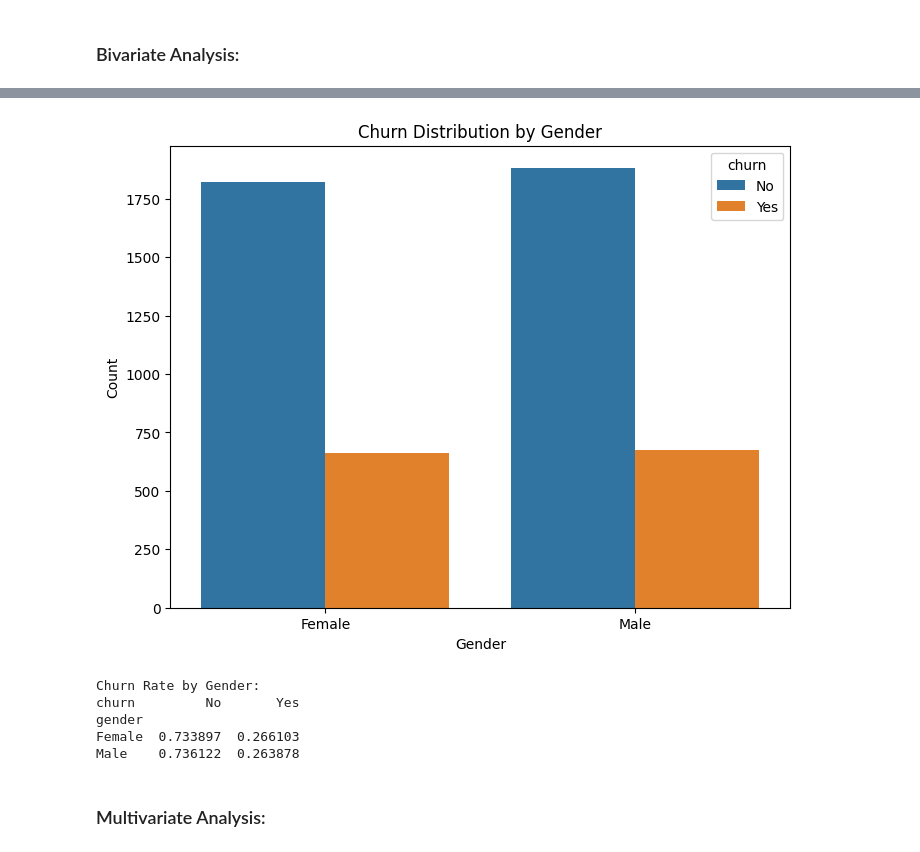
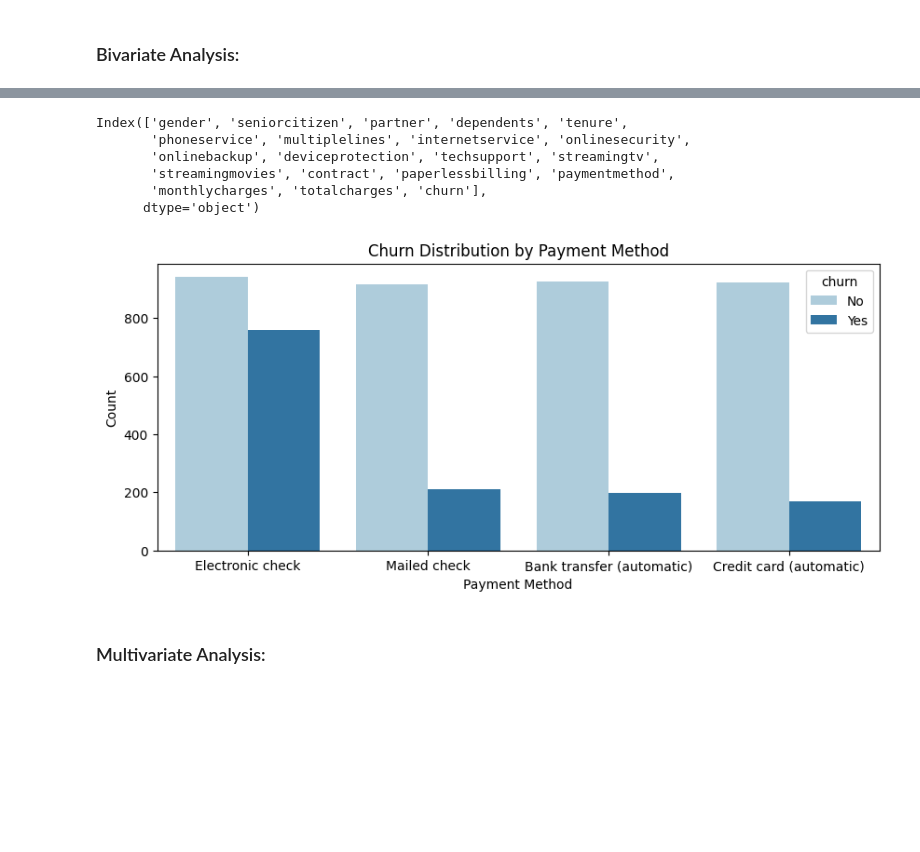
Before and after one commit to valiantezabuku/A-Customer-Churn-Prediction, a Jupyter notebook: Customer_Churn_predictions.ipynb, the cells around one changed output, grey strips where cells are left out. Drawn from its saved outputs; the diff is of its cells as text; code cells hidden in the pictures; blank space fills up the shorter version.

```diff
--- a/Customer_Churn_predictions.ipynb
+++ b/Customer_Churn_predictions.ipynb
@@ -418,14 +358,2 @@ memory usage: 827.5+ KB
 # %% [markdown]
 Changing the datatype of the Total Charges column from string to float
-# %%
-# # Replace 'NAType' with NaN
-# train_df['totalcharges'] = train_df['totalcharges'].replace('NAType', np.nan)
-
-# # Remove non-numeric characters and convert to float
-# train_df['totalcharges'] = train_df['totalcharges'].astype(str)  # Ensure column is string type
-# train_df['totalcharges'] = train_df['totalcharges'].apply(lambda x: re.sub(r'[^\d.]', '', x))  # Remove non-numeric characters
-# train_df['totalcharges'] = train_df['totalcharges'].replace('', np.nan)  # Replace empty strings with NaN
-# train_df['totalcharges'] = train_df['totalcharges'].astype(float)  # Convert to float
-
-
-train_df['totalcharges'] = pd.to_numeric(train_df['totalcharges'], errors = 'coerce')
@@ -555,23 +428,22 @@ plt.show()
+# %%
+train_df.columns
+# %% [output]
+Index(['gender', 'seniorcitizen', 'partner', 'dependents', 'tenure',
+       'phoneservice', 'multiplelines', 'internetservice', 'onlinesecurity',
+       'onlinebackup', 'deviceprotection', 'techsupport', 'streamingtv',
+       'streamingmovies', 'contract', 'paperlessbilling', 'paymentmethod',
+       'monthlycharges', 'totalcharges', 'churn'],
+      dtype='object')
 # %%
-# Visualizing the relationship between gender and churn
-plt.figure(figsize=(8, 6))
-sns.countplot(data=train_df, x='gender', hue='churn')
-plt.title('Churn Distribution by Gender')
-plt.xlabel('Gender')
+# Visualizing the relationship between paymentmethod and churn
+plt.figure(figsize=(10, 4))
+sns.countplot(data=train_df, x='paymentmethod', hue='churn', palette='Paired')
+plt.title('Churn Distribution by Payment Method')
+plt.xlabel('Payment Method')
 plt.ylabel('Count')
 plt.show()
-
-# Calculating churn rate by gender
-churn_rate_gender = train_df.groupby('gender')['churn'].value_counts(normalize=True).unstack()
-print("Churn Rate by Gender:")
-print(churn_rate_gender)
 # %% [output]
-[figure, old version]
+[figure, new version]
-Churn Rate by Gender:
-churn         No       Yes
-gender
-Female  0.733897  0.266103
-Male    0.736122  0.263878
 # %% [markdown]
 ### Multivariate Analysis:
 # %%
```
Also changed, not shown: parts of 34 cells of this notebook.
